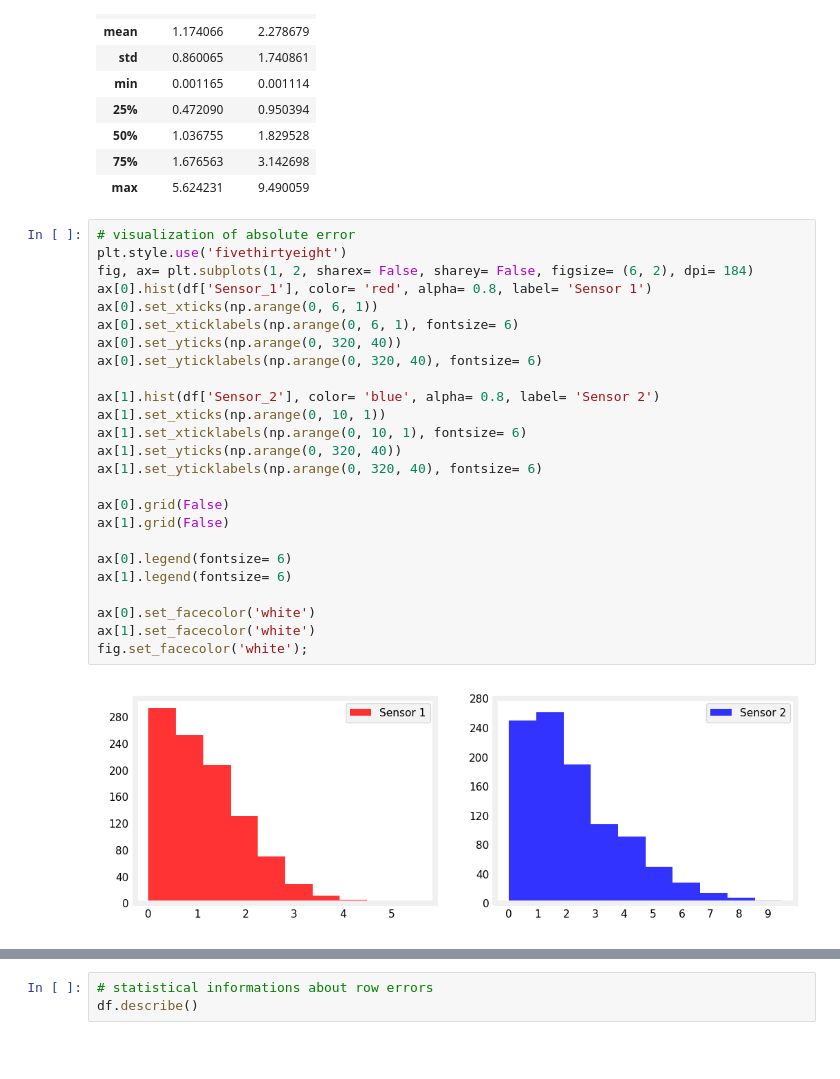
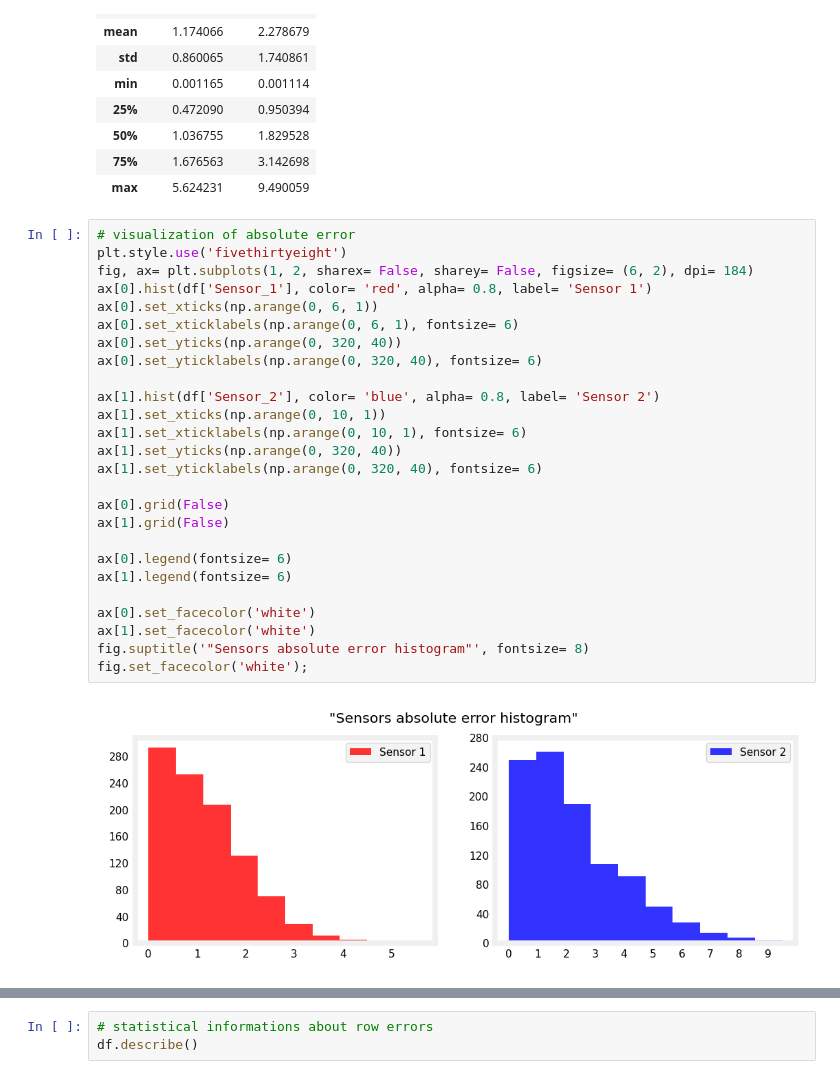
Before and after one commit to ErfanJoodi/Kalman-Filter-Practice, a Jupyter notebook: Kalman Filter.ipynb, the cells around one changed output, grey strips where cells are left out. Saved outputs shown, nothing was run; the diff lists cells and outputs as text; blank space fills up the shorter version.

```diff
--- a/Kalman Filter.ipynb
+++ b/Kalman Filter.ipynb
@@ -84,30 +84,31 @@ df.describe()
 # %%
 # visualization of absolute error
 plt.style.use('fivethirtyeight')
 fig, ax= plt.subplots(1, 2, sharex= False, sharey= False, figsize= (6, 2), dpi= 184)
 ax[0].hist(df['Sensor_1'], color= 'red', alpha= 0.8, label= 'Sensor 1')
 ax[0].set_xticks(np.arange(0, 6, 1))
 ax[0].set_xticklabels(np.arange(0, 6, 1), fontsize= 6)
 ax[0].set_yticks(np.arange(0, 320, 40))
 ax[0].set_yticklabels(np.arange(0, 320, 40), fontsize= 6)
 
 ax[1].hist(df['Sensor_2'], color= 'blue', alpha= 0.8, label= 'Sensor 2')
 ax[1].set_xticks(np.arange(0, 10, 1))
 ax[1].set_xticklabels(np.arange(0, 10, 1), fontsize= 6)
 ax[1].set_yticks(np.arange(0, 320, 40))
 ax[1].set_yticklabels(np.arange(0, 320, 40), fontsize= 6)
 
 ax[0].grid(False)
 ax[1].grid(False)
 
 ax[0].legend(fontsize= 6)
 ax[1].legend(fontsize= 6)
 
 ax[0].set_facecolor('white')
 ax[1].set_facecolor('white')
+fig.suptitle('"Sensors absolute error histogram"', fontsize= 8)
 fig.set_facecolor('white');
 # %% [output]
-[figure, old version]
+[figure, new version]
 # %%
 # visualization of row error
 df= sensors_data.copy()
```
Also changed, not shown: parts of 8 cells of this notebook, 7 other files.
